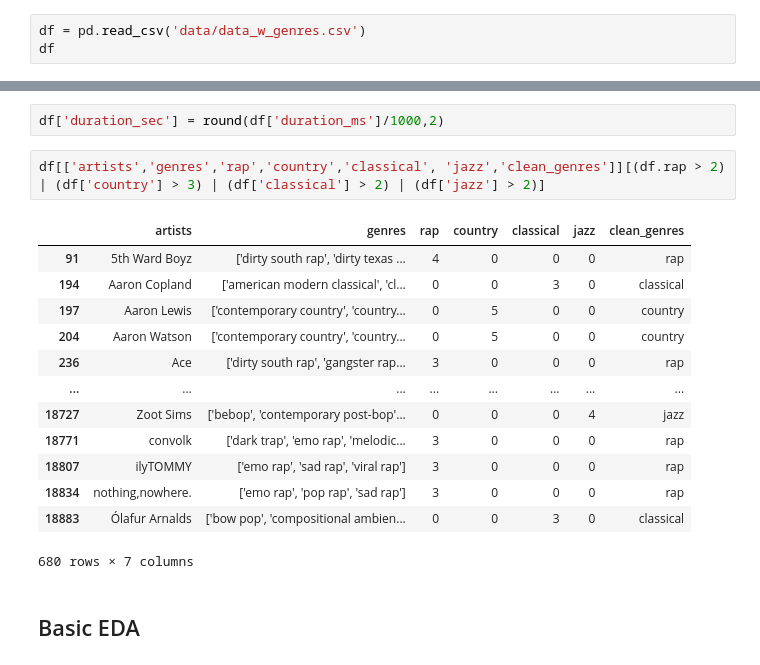
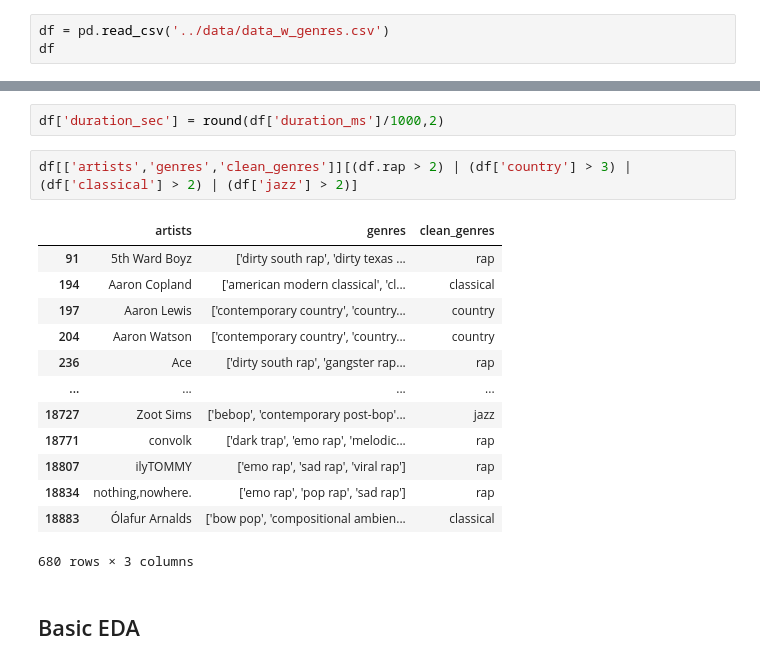
Before and after one commit to JakeAsh22/genre-prediction, a Jupyter notebook: code/original_eda.ipynb, the cells around one changed output, grey strips where cells are left out. Saved outputs shown, nothing was run; the diff lists cells and outputs as text.

```diff
--- a/code/original_eda.ipynb
+++ b/code/original_eda.ipynb
@@ -60,7 +60,7 @@ import xgboost
 # %% [markdown]
 ## Data Cleaning
 # %%
-df = pd.read_csv('data/data_w_genres.csv')
+df = pd.read_csv('../data/data_w_genres.csv')
 df
 # %% [output]
 |  | artists | acousticness | danceability | duration_ms | energy | instrumentalness | liveness | loudness | ... |
@@ -293,21 +282,21 @@ df[df.rap > 0 ].shape
 # %%
 df['duration_sec'] = round(df['duration_ms']/1000,2)
 # %%
-df[['artists','genres','rap','country','classical', 'jazz','clean_genres']][(df.rap > 2) | (df['country'] > 3) | (df['classical'] > 2) | (df['jazz'] > 2)]
+df[['artists','genres','clean_genres']][(df.rap > 2) | (df['country'] > 3) | (df['classical'] > 2) | (df['jazz'] > 2)]
 # %% [output]
-|  | artists | genres | rap | country | classical | jazz | clean_genres |
-| 91 | 5th Ward Boyz | ['dirty south rap', 'dirty texas ... | 4 | 0 | 0 | 0 | rap |
-| 194 | Aaron Copland | ['american modern classical', 'cl... | 0 | 0 | 3 | 0 | classical |
-| 197 | Aaron Lewis | ['contemporary country', 'country... | 0 | 5 | 0 | 0 | country |
-| 204 | Aaron Watson | ['contemporary country', 'country... | 0 | 5 | 0 | 0 | country |
-| 236 | Ace | ['dirty south rap', 'gangster rap... | 3 | 0 | 0 | 0 | rap |
-| ... | ... | ... | ... | ... | ... | ... | ... |
-| 18727 | Zoot Sims | ['bebop', 'contemporary post-bop'... | 0 | 0 | 0 | 4 | jazz |
-| 18771 | convolk | ['dark trap', 'emo rap', 'melodic... | 3 | 0 | 0 | 0 | rap |
-| 18807 | ilyTOMMY | ['emo rap', 'sad rap', 'viral rap'] | 3 | 0 | 0 | 0 | rap |
-| 18834 | nothing,nowhere. | ['emo rap', 'pop rap', 'sad rap'] | 3 | 0 | 0 | 0 | rap |
-| 18883 | Ólafur Arnalds | ['bow pop', 'compositional ambien... | 0 | 0 | 3 | 0 | classical |
+|  | artists | genres | clean_genres |
+| 91 | 5th Ward Boyz | ['dirty south rap', 'dirty texas ... | rap |
+| 194 | Aaron Copland | ['american modern classical', 'cl... | classical |
+| 197 | Aaron Lewis | ['contemporary country', 'country... | country |
+| 204 | Aaron Watson | ['contemporary country', 'country... | country |
+| 236 | Ace | ['dirty south rap', 'gangster rap... | rap |
+| ... | ... | ... | ... |
+| 18727 | Zoot Sims | ['bebop', 'contemporary post-bop'... | jazz |
+| 18771 | convolk | ['dark trap', 'emo rap', 'melodic... | rap |
+| 18807 | ilyTOMMY | ['emo rap', 'sad rap', 'viral rap'] | rap |
+| 18834 | nothing,nowhere. | ['emo rap', 'pop rap', 'sad rap'] | rap |
+| 18883 | Ólafur Arnalds | ['bow pop', 'compositional ambien... | classical |
-680 rows × 7 columns
+680 rows × 3 columns
 # %% [markdown]
 ## Basic EDA
 # %%
```
Also changed, not shown: parts of 14 cells of this notebook, 8 other files.
